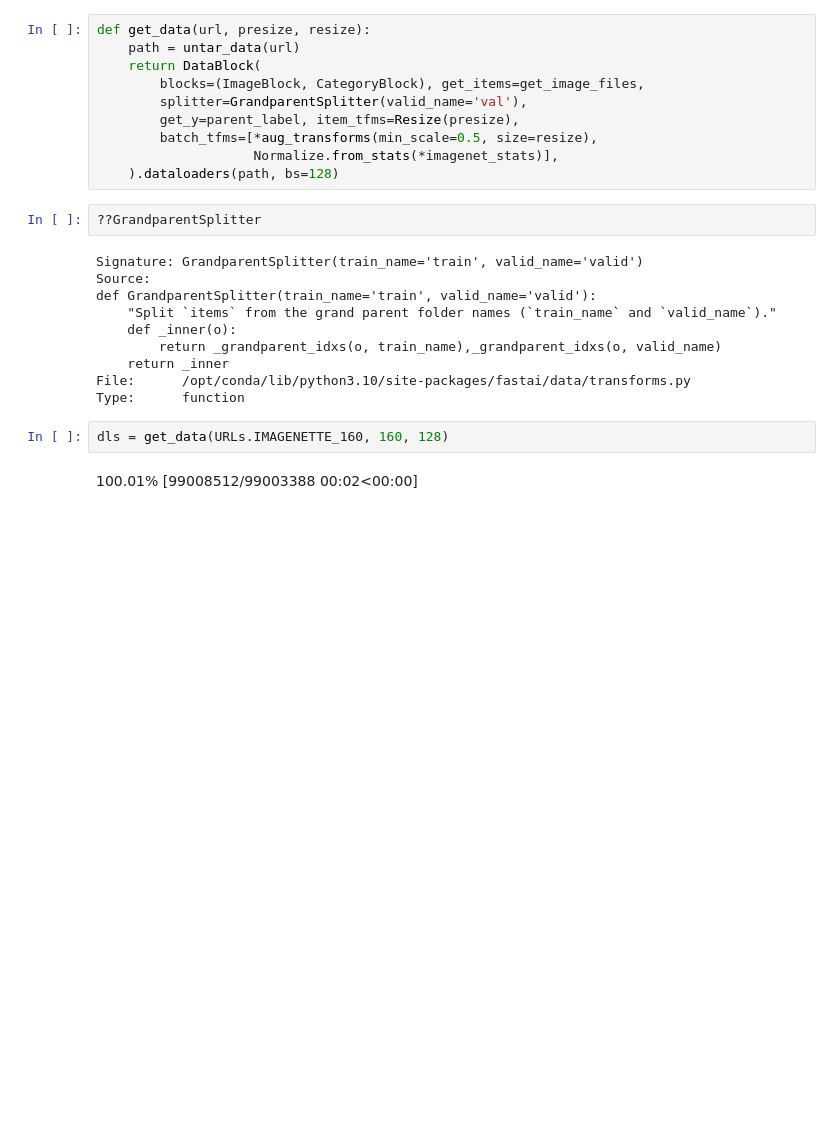
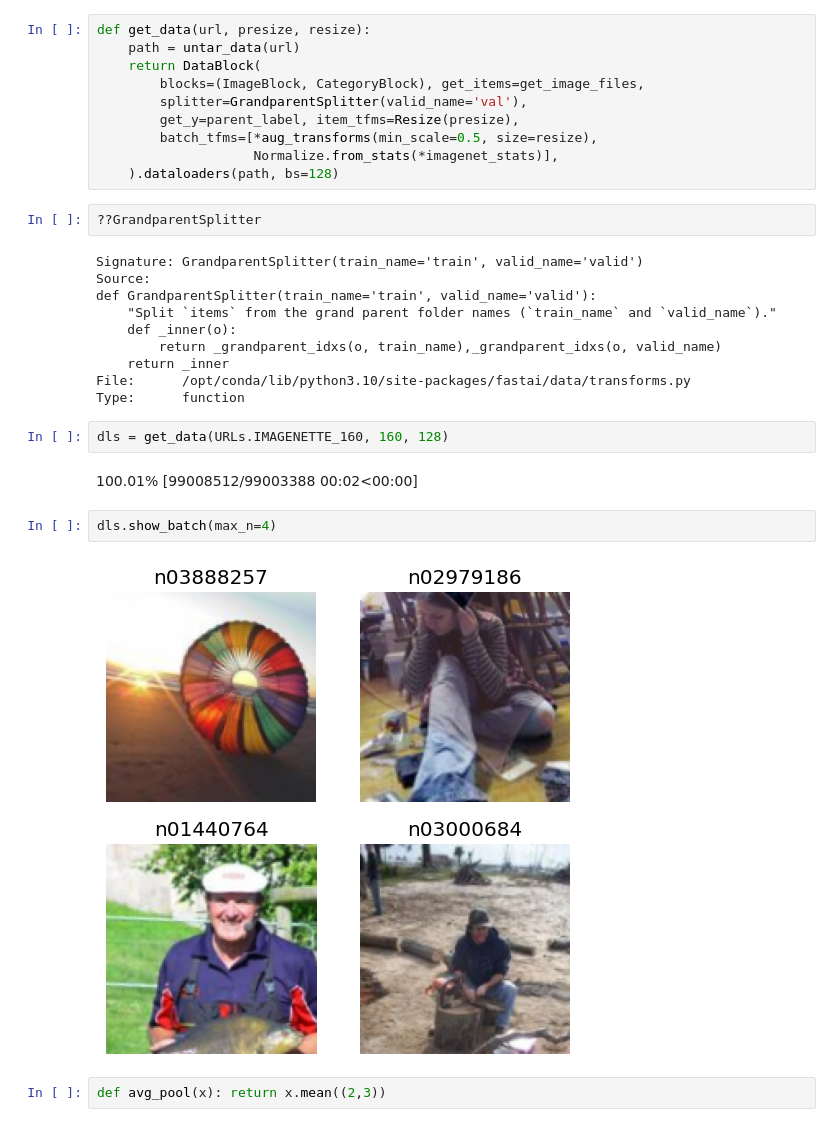
Before and after one commit to flyinacres/fastai-coursework, a Jupyter notebook: fast-14.ipynb, the cells around one changed output. Saved outputs shown, nothing was run; the diff lists cells and outputs as text; blank space fills up the shorter version.

```diff
--- a/fast-14.ipynb
+++ b/fast-14.ipynb
@@ -96,3 +96,9 @@ Type:      function
 dls = get_data(URLs.IMAGENETTE_160, 160, 128)
 # %% [output]
 100.01% [99008512/99003388 00:02<00:00]
+# %%
+dls.show_batch(max_n=4)
+# %% [output]
+[figure, added]
+# %%
+def avg_pool(x): return x.mean((2,3))
```
Also changed, not shown: parts of 7 cells of this notebook.
